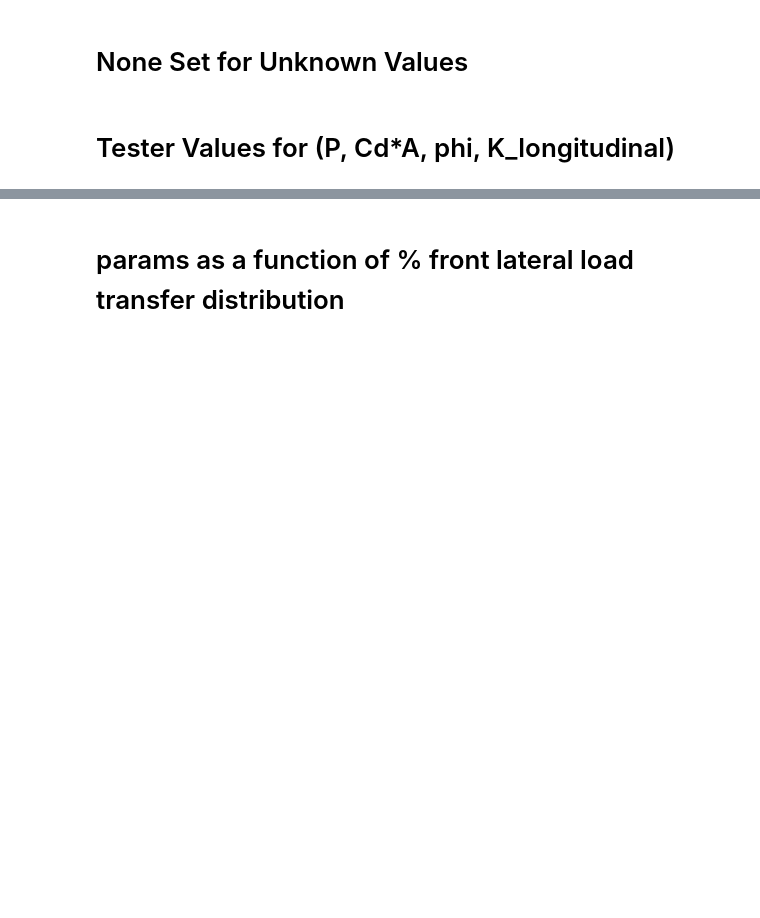
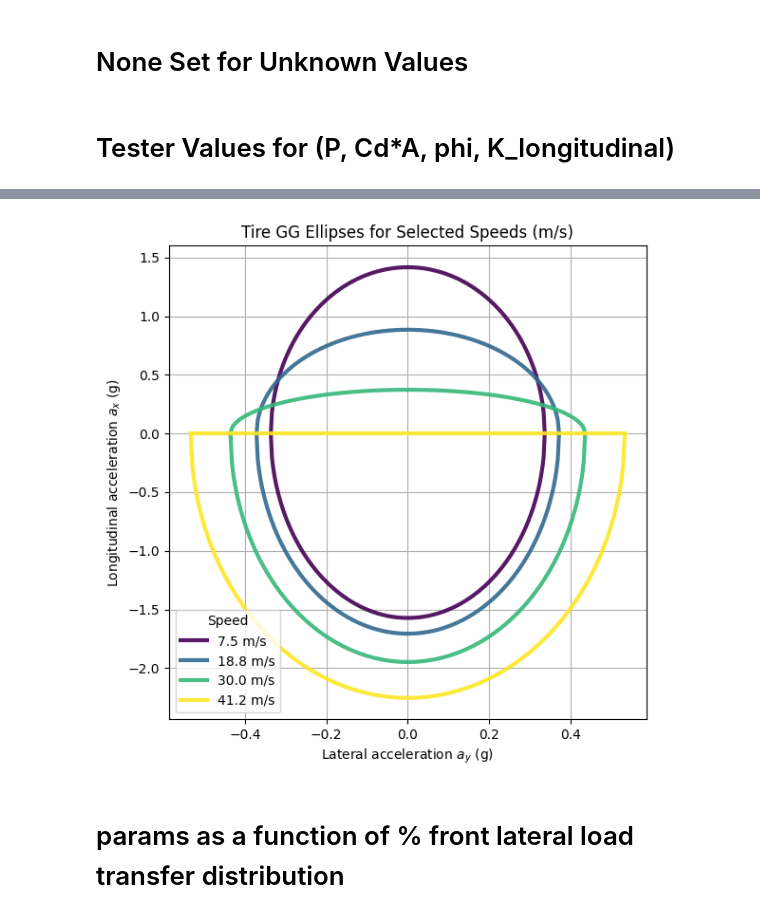
Before and after one commit to Formula-Electric-Berkeley/FEBSim, a Jupyter notebook: GGV_plot/GGV_TireEllipses_Final.ipynb, the cells around one changed output, grey strips where cells are left out. Saved outputs shown, nothing was run; the diff lists cells and outputs as text; code cells hidden in the pictures; blank space fills up the shorter version.

```diff
--- a/GGV_plot/GGV_TireEllipses_Final.ipynb
+++ b/GGV_plot/GGV_TireEllipses_Final.ipynb
@@ -970,3 +958,35 @@ Estimated top speed (where +ax→0): V ≈ 41.25 m/s
+# %%
+def plot_ellipses(ellipses_2d, V_highlight=None, cmap_name='viridis', g=G):
+    if not ellipses_2d:
+        print("No valid ellipses to plot.")
+        return
+
+    speeds = np.array([e[0] for e in ellipses_2d])
+    cmap   = plt.get_cmap(cmap_name)
+    norm   = mpl.colors.Normalize(vmin=speeds.min(), vmax=speeds.max())
+
+    fig, ax = plt.subplots(figsize=(6, 6))
+
+    # Draw ellipses
+    for i, (V, ax_neg, ay, ax_pos) in enumerate(ellipses_2d):
+        c = cmap(norm(V))
+        ax.plot(ay/g, ax_pos/g, color=c, linewidth=3, alpha=0.9, label=f"{V:.1f} m/s")
+        ax.plot(ay/g, ax_neg/g, color=c, linewidth=3, alpha=0.9)
+
+    ax.legend(loc='lower left', title='Speed')
+
+    ax.set_xlabel('Lateral acceleration $a_y$ (g)')
+    ax.set_ylabel('Longitudinal acceleration $a_x$ (g)')
+    ax.set_title('Tire GG Ellipses for Selected Speeds (m/s)')
+
+    ax.grid(True)
+    fig.tight_layout()
+    plt.show()
+
+selected_ellipses = [ellipses_2d[i] for i in range(40, len(ellipses_2d), 60)] # example cornering speeds to analyze
+plot_ellipses(selected_ellipses, V_highlight=None, cmap_name=CMAP_NAME, g=G)
+# %% [output]
+[figure, added]
 # %% [markdown]
 # params as a function of % front lateral load transfer distribution
 # %%
```
Also changed, not shown: parts of 1 cell of this notebook, 1 other file.
